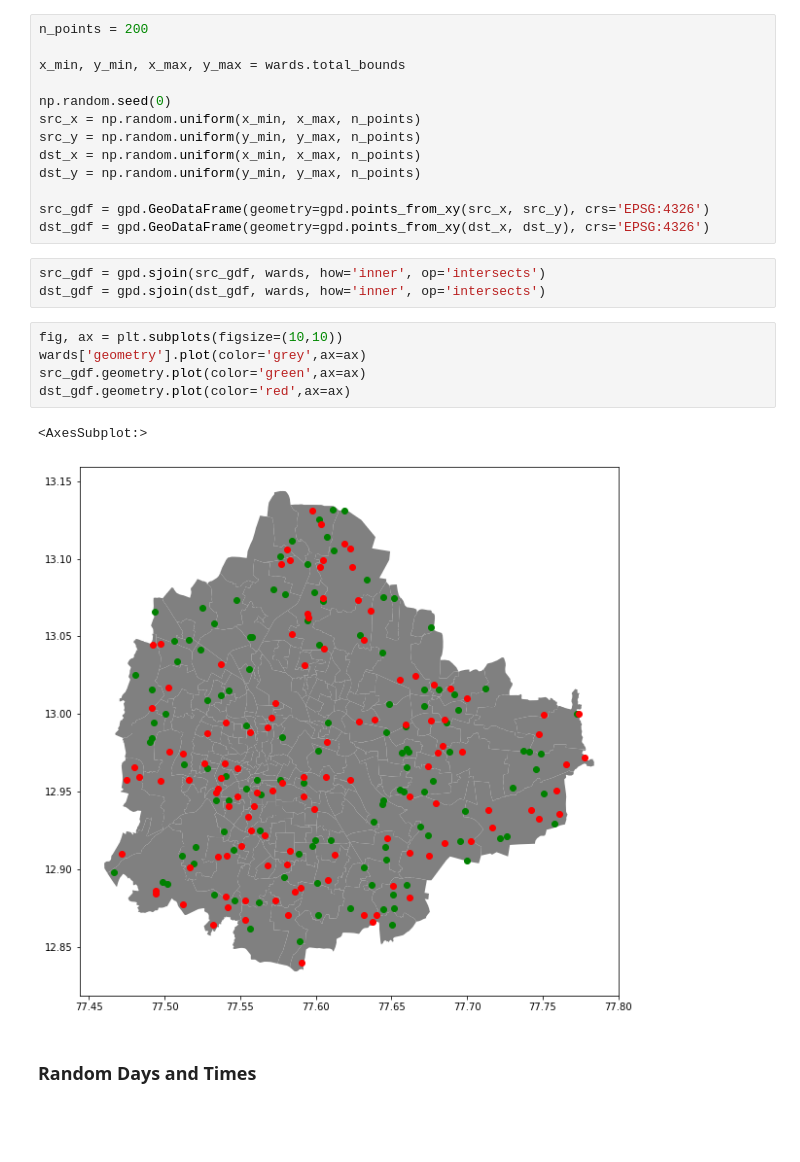
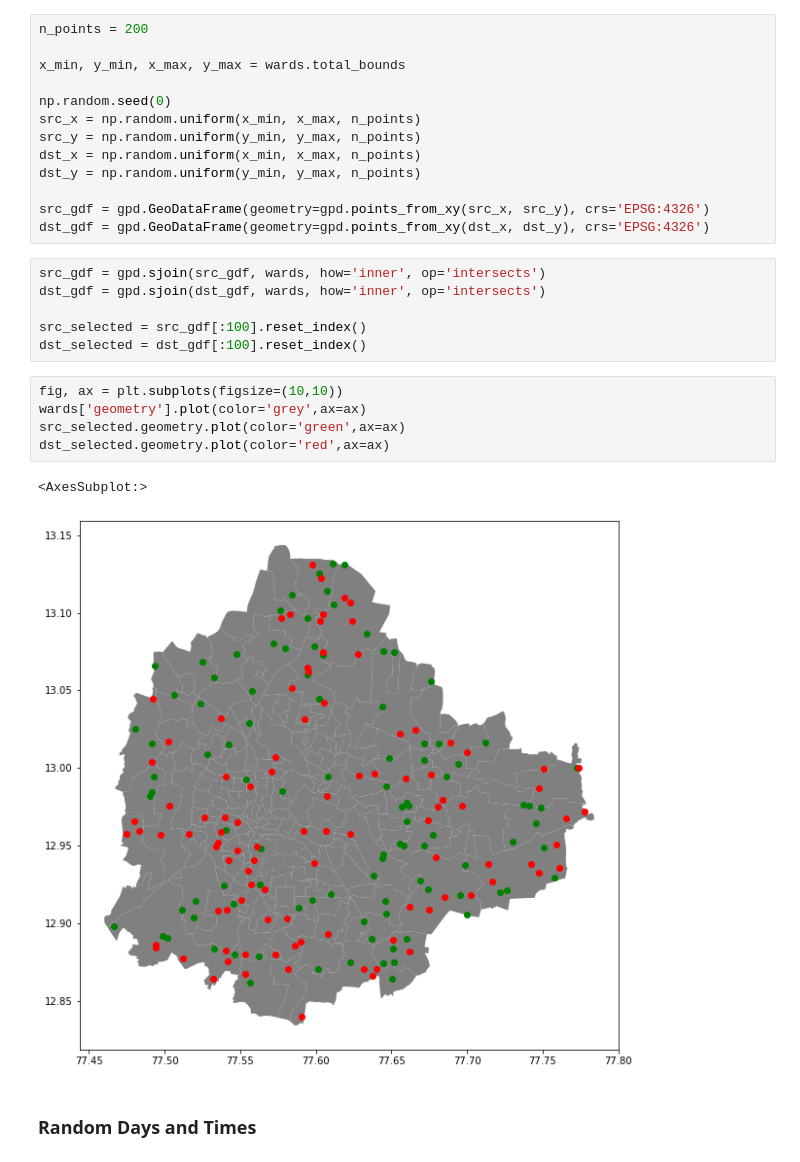
Before and after one commit to vishnuprasadjs/spatial-data-science, a Jupyter notebook: travel_time_prediction/uber_osm_model.ipynb, the cells around one changed output. Saved outputs shown, nothing was run; the diff lists cells and outputs as text; blank space fills up the shorter version.

```diff
--- a/travel_time_prediction/uber_osm_model.ipynb
+++ b/travel_time_prediction/uber_osm_model.ipynb
@@ -284,14 +286,17 @@ dst_gdf = gpd.GeoDataFrame(geometry=gpd.points_from_xy(dst_x, dst_y), crs='EPSG:
 # %%
 src_gdf = gpd.sjoin(src_gdf, wards, how='inner', op='intersects')
 dst_gdf = gpd.sjoin(dst_gdf, wards, how='inner', op='intersects')
+
+src_selected = src_gdf[:100].reset_index()
+dst_selected = dst_gdf[:100].reset_index()
 # %%
 fig, ax = plt.subplots(figsize=(10,10))
 wards['geometry'].plot(color='grey',ax=ax)
-src_gdf.geometry.plot(color='green',ax=ax)
-dst_gdf.geometry.plot(color='red',ax=ax)
+src_selected.geometry.plot(color='green',ax=ax)
+dst_selected.geometry.plot(color='red',ax=ax)
 # %% [output]
 <AxesSubplot:>
-[figure, old version]
+[figure, new version]
 # %% [markdown]
 ### Random Days and Times
 # %%
```
Also changed, not shown: parts of 2 cells of this notebook.
